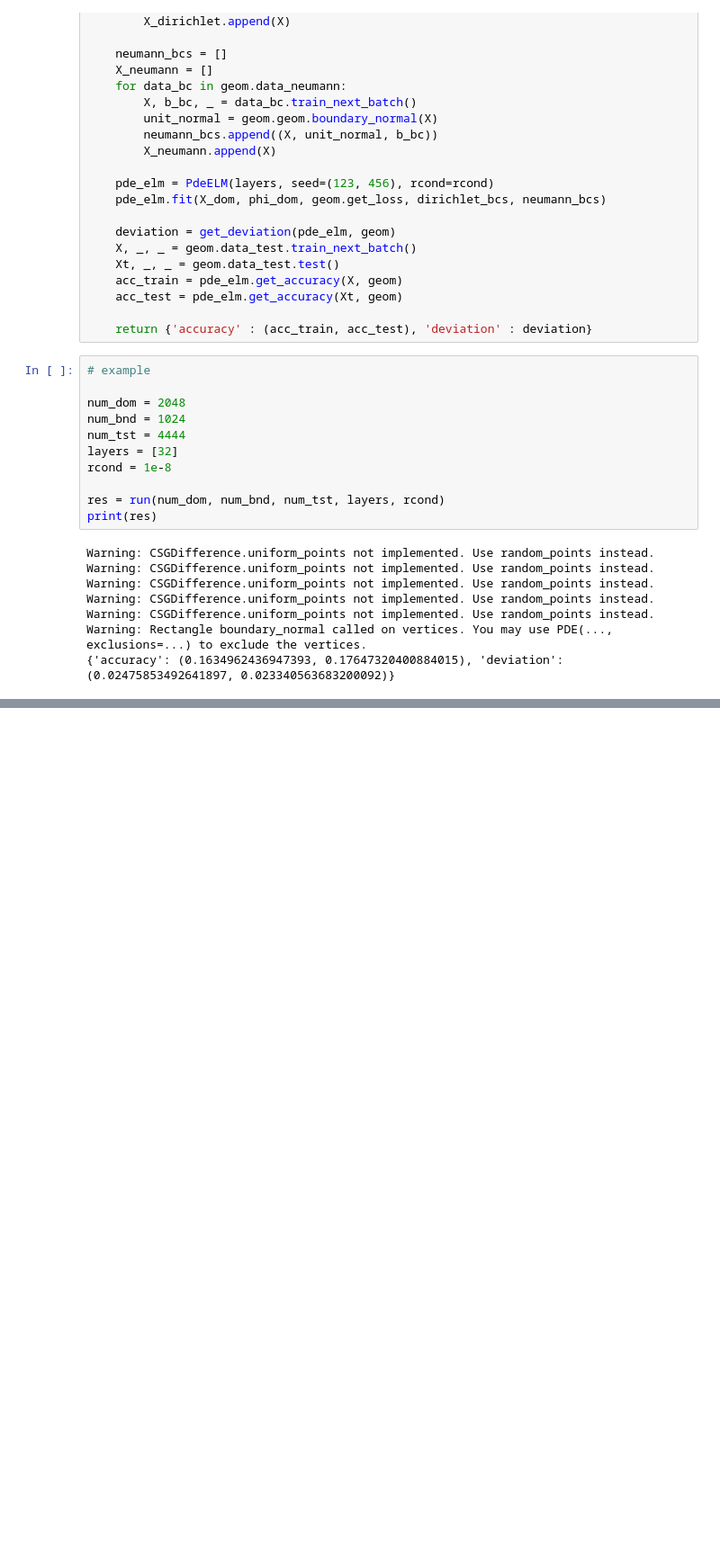
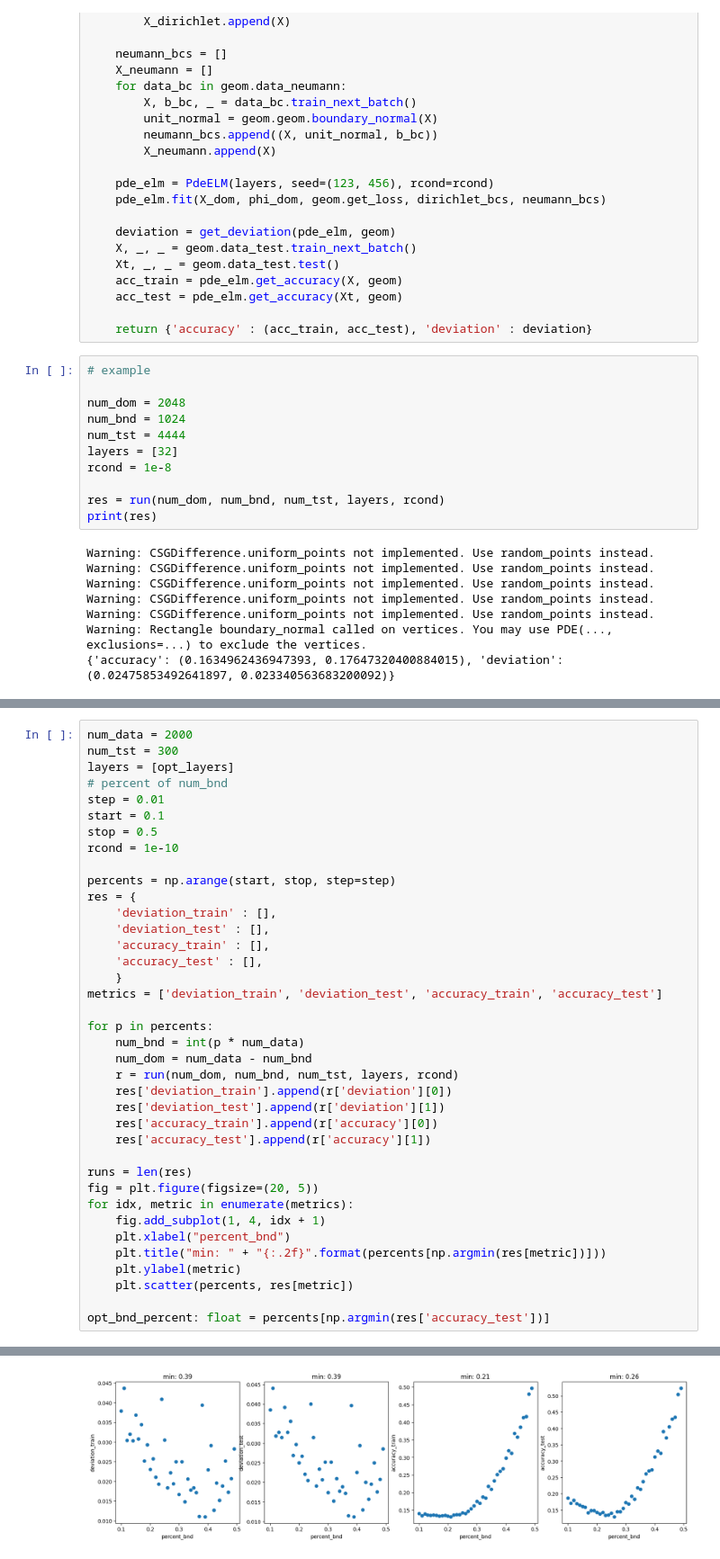
Before and after one commit to delimarr/ip5_code, a Jupyter notebook: elm.ipynb, the cells around one changed output, grey strips where cells are left out. Shown: that part at 90% size. Saved outputs shown, nothing was run; the diff lists cells and outputs as text; blank space fills up the shorter version.

```diff
--- a/elm.ipynb
+++ b/elm.ipynb
@@ -452,0 +452,39 @@ KeyboardInterrupt:
+# %%
+num_data = 2000
+num_tst = 300
+layers = [opt_layers]
+# percent of num_bnd
+step = 0.01
+start = 0.1
+stop = 0.5
+rcond = 1e-10
+
+percents = np.arange(start, stop, step=step)
+res = {
+    'deviation_train' : [],
+    'deviation_test' : [],
+    'accuracy_train' : [],
+    'accuracy_test' : [],
+    }
+metrics = ['deviation_train', 'deviation_test', 'accuracy_train', 'accuracy_test']
+
+for p in percents:
+    num_bnd = int(p * num_data)
+    num_dom = num_data - num_bnd
+    r = run(num_dom, num_bnd, num_tst, layers, rcond)
+    res['deviation_train'].append(r['deviation'][0])
+    res['deviation_test'].append(r['deviation'][1])
+    res['accuracy_train'].append(r['accuracy'][0])
+    res['accuracy_test'].append(r['accuracy'][1])
+
+runs = len(res)
+fig = plt.figure(figsize=(20, 5))
+for idx, metric in enumerate(metrics):
+    fig.add_subplot(1, 4, idx + 1)
+    plt.xlabel("percent_bnd")
+    plt.title("min: " + "{:.2f}".format(percents[np.argmin(res[metric])]))
+    plt.ylabel(metric)
+    plt.scatter(percents, res[metric])
+
+opt_bnd_percent: float = percents[np.argmin(res['accuracy_test'])]
+# %% [output]
@@ -452,0 +508 @@ KeyboardInterrupt:
+[figure, added]
```
Also changed, not shown: parts of 3 cells of this notebook.
